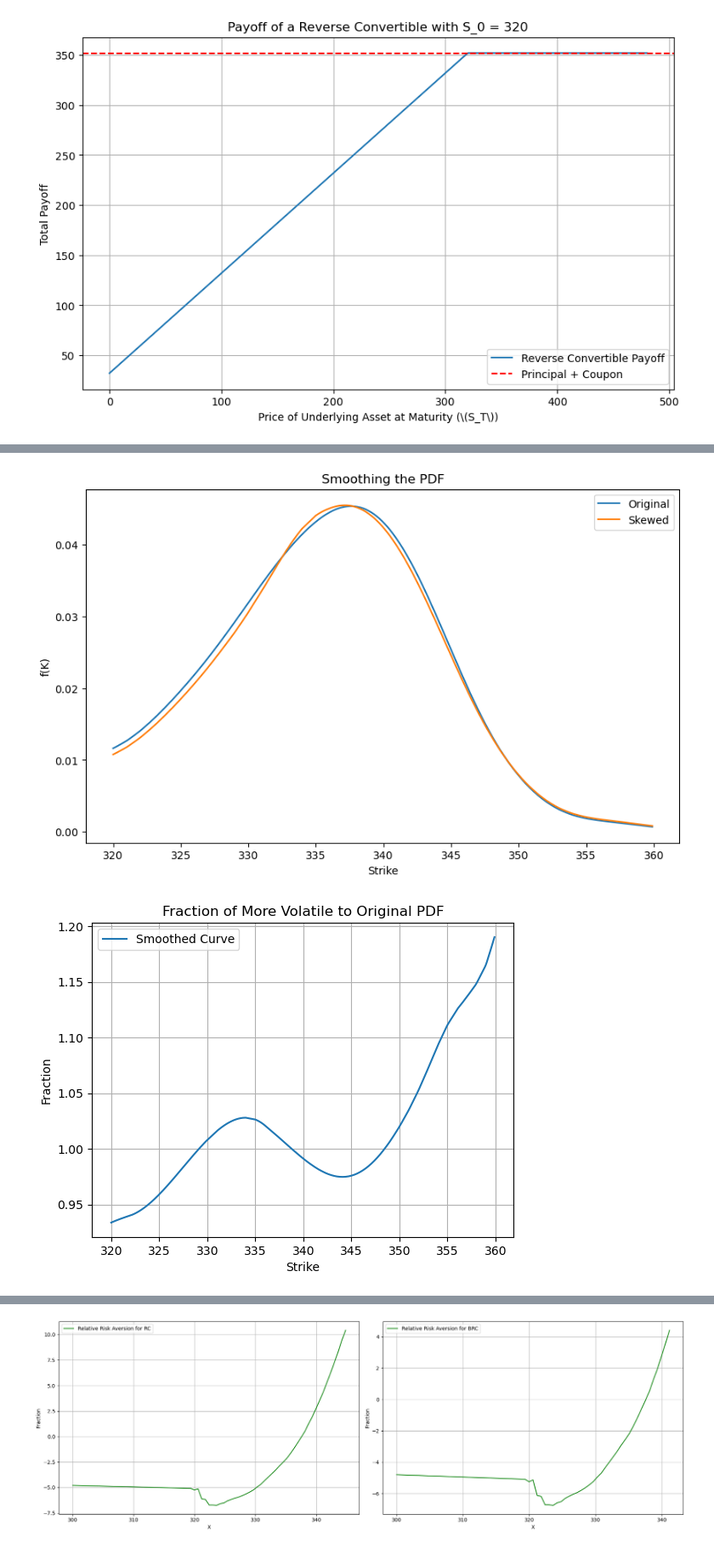
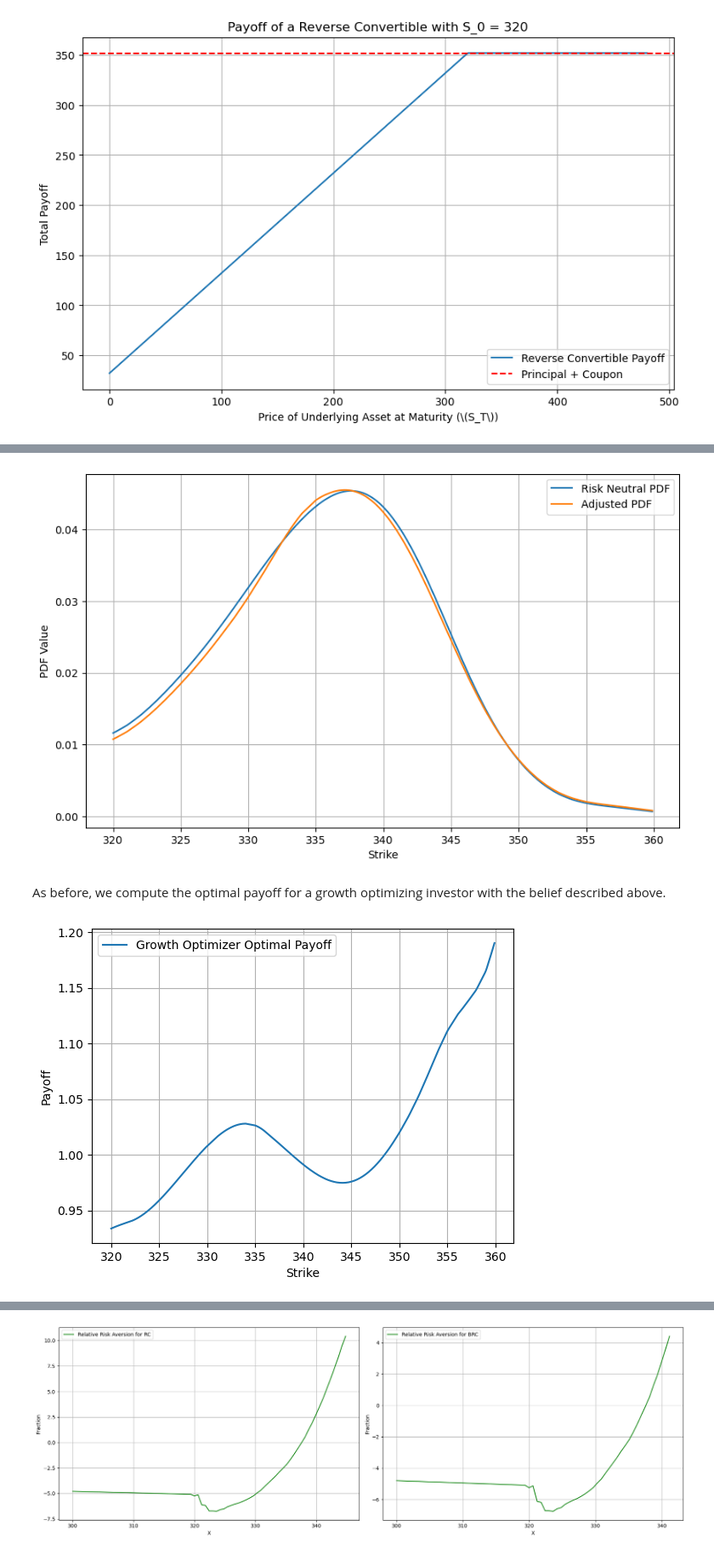
Before and after one commit to astavrop0/Derivative_structuring_and_implied_risk_aversion, a Jupyter notebook: notebooks/Risk Neutral pdf with BL.ipynb, the cells around one changed output, grey strips where cells are left out. Shown at 85% size. Saved outputs shown, nothing was run; the diff lists cells and outputs as text; code cells hidden in the pictures.

```diff
--- a/notebooks/Risk Neutral pdf with BL.ipynb
+++ b/notebooks/Risk Neutral pdf with BL.ipynb
@@ -678,31 +820,29 @@ skewed_pdf = new_pdf
 # %%
-# Define the range to remove [331, 334]
 mask = (original_pdf2[:, 0] < 330) | (original_pdf2[:, 0] > 335)
 filtered_x = original_pdf2[:, 0][mask]
 filtered_y = original_pdf2[:, 1][mask]
 
-# Interpolate to fill in the removed part
 interpolator = interp1d(filtered_x, filtered_y, kind='cubic', fill_value="extrapolate")
 
-# Points to interpolate
-interpolated_x = np.linspace(331, 334, num=50)  # You can adjust the number of points
+interpolated_x = np.linspace(331, 334, num=50)
 interpolated_y = interpolator(interpolated_x)
 
-# Combine the parts to form the new smoothed array
 smoothed_x = np.concatenate((filtered_x[filtered_x <= 331], interpolated_x, filtered_x[filtered_x > 334]))
 smoothed_y = np.concatenate((filtered_y[filtered_x <= 331], interpolated_y, filtered_y[filtered_x > 334]))
 skewed_pdf = np.column_stack((smoothed_x, smoothed_y))
 
 plt.figure(figsize=(10, 6))
-plt.plot(original_pdf[:, 0], original_pdf[:, 1], label='Original')
-plt.plot(skewed_pdf[:, 0], skewed_pdf[:, 1], label='Skewed')
+plt.plot(original_pdf[:, 0], original_pdf[:, 1], label='Risk Neutral PDF')
+plt.plot(skewed_pdf[:, 0], skewed_pdf[:, 1], label='Adjusted PDF')
 plt.xlabel('Strike')
-plt.ylabel('f(K)')
-plt.title('Smoothing the PDF')
+plt.ylabel('PDF Value')
 plt.legend()
+plt.grid(True)
 plt.show()
 # %% [output]
-[figure, old version]
+[figure, new version]
+# %% [markdown]
+As before, we compute the optimal payoff for a growth optimizing investor with the belief described above.
 # %%
 #COMPUTE THE GROWTH OPTIMIZER PAYOFF
 
@@ -739,12 +871,11 @@ combined_division = np.concatenate((division_smooth[x_smooth < 328], smoothed_di
 growth_optimizer_payoff_skewed = np.column_stack((combined_x, combined_division))
 growth_optimizer_payoff_skew = interp1d(growth_optimizer_payoff_skewed[:, 0], division, kind='linear', fill_value='extrapolate')
 # %%
-plt.plot(growth_optimizer_payoff_skewed[:, 0], growth_optimizer_payoff_skewed[:, 1], label='Smoothed Curve')
+plt.plot(growth_optimizer_payoff_skewed[:, 0], growth_optimizer_payoff_skewed[:, 1], label='Growth Optimizer Optimal Payoff')
 plt.xlabel('Strike')
-plt.ylabel('Fraction')
-plt.title('Fraction of More Volatile to Original PDF')
+plt.ylabel('Payoff')
 plt.legend()
 plt.grid(True)
 plt.show()
 # %% [output]
-[figure, old version]
+[figure, new version]
```
Also changed, not shown: parts of 77 cells of this notebook, 1 other file.
